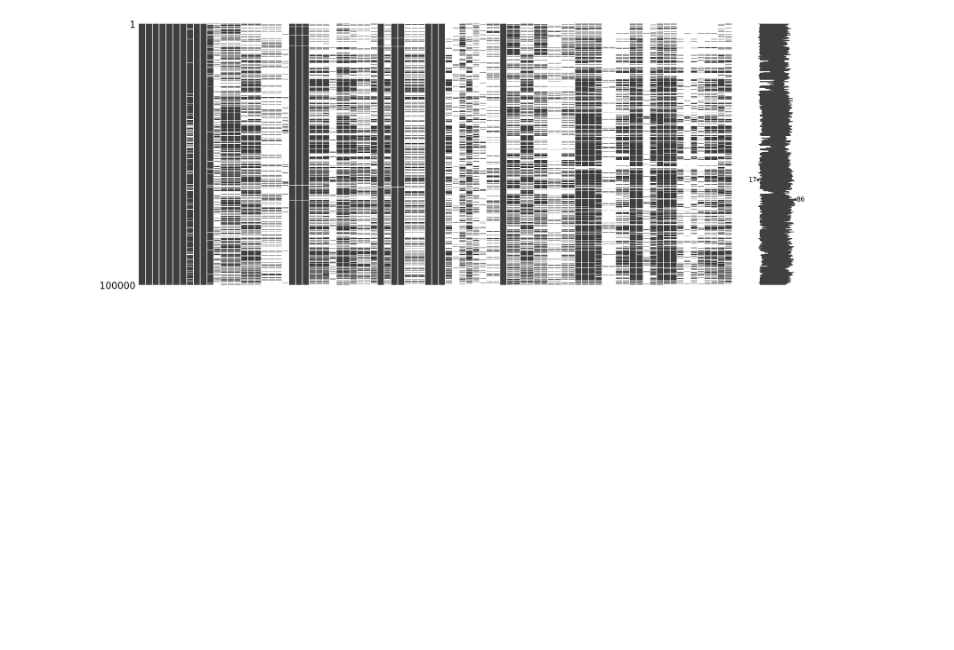
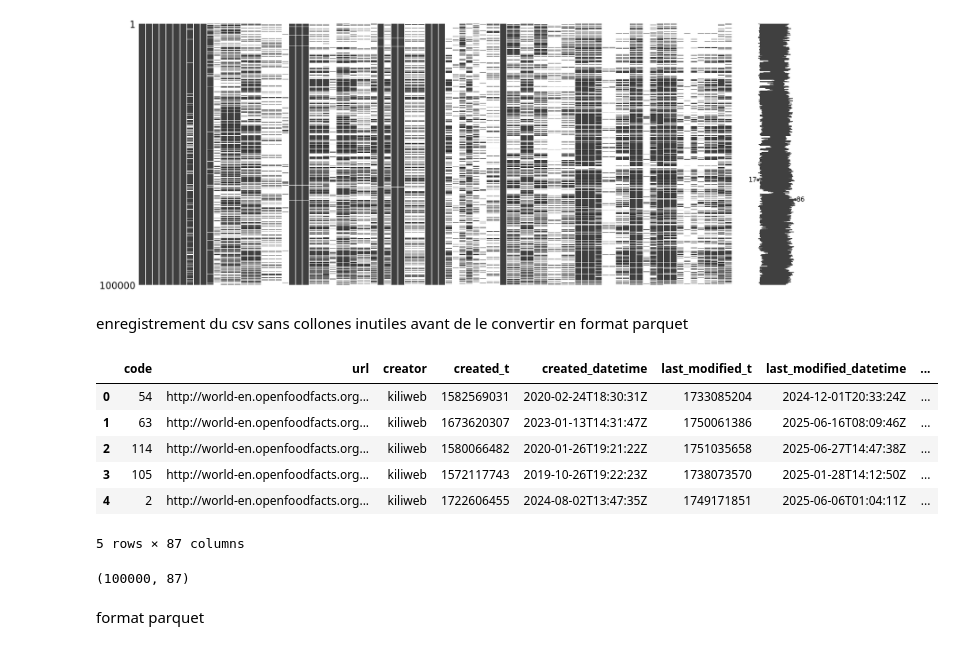
Before and after one commit to promise-temi/nutriwizer, a Jupyter notebook: main_data_off/notebooks/sample/pre_clean_sample.ipynb, the cells around one changed output. Cells and saved outputs as stored; diff of their text form; code cells hidden in the pictures; blank space fills up the shorter version.

Commit message:
conversion du sample (csv) en format parquet

```diff
--- a/main_data_off/notebooks/sample/pre_clean_sample.ipynb
+++ b/main_data_off/notebooks/sample/pre_clean_sample.ipynb
@@ -82,3 +83,5 @@ msno.matrix(df_sans_collones_trop_vides)
 # %% [output]
 <Axes: >
 [figure]
+# %% [markdown]
+enregistrement du csv sans collones inutiles avant de le convertir en format parquet
@@ -84,0 +90,16 @@ msno.matrix(df_sans_collones_trop_vides)
+# %%
+df2 = pd.read_csv('data/df_no_empty_columns.csv', on_bad_lines='skip')
+# %%
+df2.head()
+# %% [output]
+|  | code | url | creator | created_t | created_datetime | last_modified_t | last_modified_datetime | ... |
+| 0 | 54 | http://world-en.openfoodfacts.org... | kiliweb | 1582569031 | 2020-02-24T18:30:31Z | 1733085204 | 2024-12-01T20:33:24Z | ... |
+| 1 | 63 | http://world-en.openfoodfacts.org... | kiliweb | 1673620307 | 2023-01-13T14:31:47Z | 1750061386 | 2025-06-16T08:09:46Z | ... |
+| 2 | 114 | http://world-en.openfoodfacts.org... | kiliweb | 1580066482 | 2020-01-26T19:21:22Z | 1751035658 | 2025-06-27T14:47:38Z | ... |
+| 3 | 105 | http://world-en.openfoodfacts.org... | kiliweb | 1572117743 | 2019-10-26T19:22:23Z | 1738073570 | 2025-01-28T14:12:50Z | ... |
+| 4 | 2 | http://world-en.openfoodfacts.org... | kiliweb | 1722606455 | 2024-08-02T13:47:35Z | 1749171851 | 2025-06-06T01:04:11Z | ... |
+5 rows × 87 columns
+# %%
+df2.shape
+# %% [output]
+(100000, 87)
@@ -84,0 +108,2 @@ msno.matrix(df_sans_collones_trop_vides)
+# %% [markdown]
+format parquet
```
Also changed, not shown: parts of 5 cells of this notebook, 2 other files.
